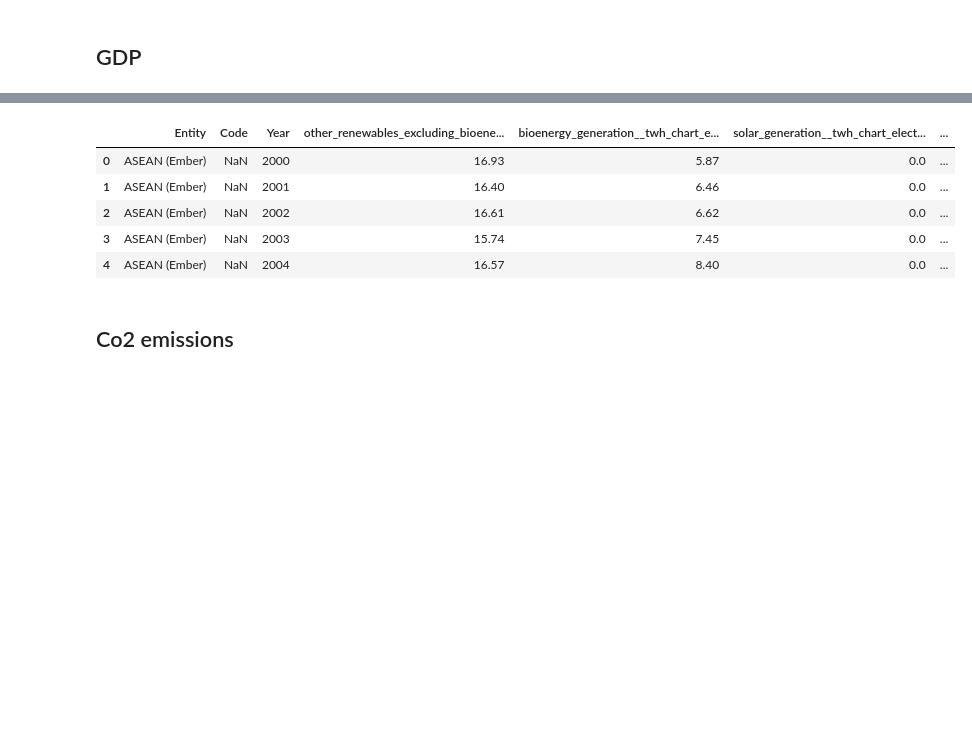
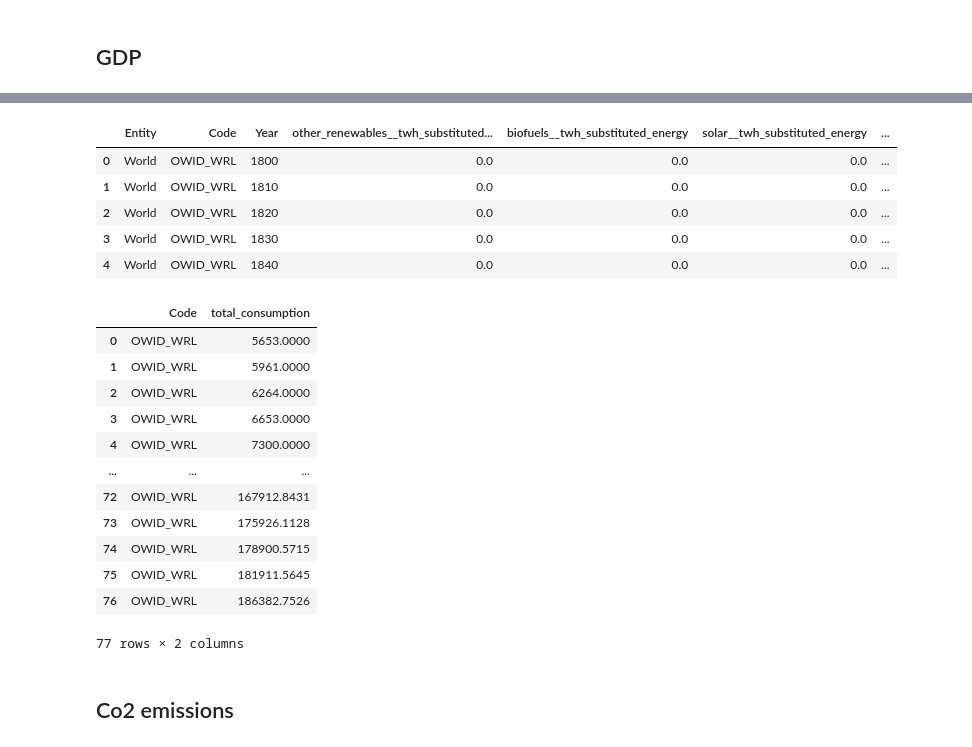
Before and after one commit to william-toscani/Data_Visualization_Project, a Jupyter notebook: Data_Viz_Project.ipynb, the cells around one changed output, grey strips where cells are left out. Saved outputs shown, nothing was run; the diff lists cells and outputs as text; code cells hidden in the pictures; blank space fills up the shorter version.

```diff
--- a/Data_Viz_Project.ipynb
+++ b/Data_Viz_Project.ipynb
@@ -85,17 +121,36 @@ display(gdp_df.head())
 # %%
-elec_prod_df = pd.read_csv("https://ourworldindata.org/grapher/electricity-prod-source-stacked.csv?v=1&csvType=full&useColumnShortNames=true", storage_options = {'User-Agent': 'Our World In Data data fetch/1.0'})
-elec_prod_metadata = requests.get("https://ourworldindata.org/grapher/electricity-prod-source-stacked.metadata.json?v=1&csvType=full&useColumnShortNames=true").json()
+energy_cons_raw = pd.read_csv("https://ourworldindata.org/grapher/global-energy-substitution.csv?v=1&csvType=full&useColumnShortNames=true", storage_options = {'User-Agent': 'Our World In Data data fetch/1.0'})
+#metadata = requests.get("https://ourworldindata.org/grapher/global-energy-substitution.metadata.json?v=1&csvType=full&useColumnShortNames=true").json()
+columns_to_sum = [col for col in energy_cons_raw.columns if col not in ['Year', 'Code', 'Entity']]
+energy_cons_raw['total_consumption'] = energy_cons_raw[columns_to_sum].sum(axis=1)
+display(energy_cons_raw.head())
 
-display(elec_prod_df.head())
-#display(elec_prod_metadata)
-#display(elec_prod_df.info())
+
+energy_cons_clean = sql("""
+SELECT Code, total_consumption FROM energy_cons_raw
+""")
+
+display(energy_cons_clean)
 # %% [output]
-|  | Entity | Code | Year | other_renewables_excluding_bioene... | bioenergy_generation__twh_chart_e... | solar_generation__twh_chart_elect... | ... |
-| 0 | ASEAN (Ember) | NaN | 2000 | 16.93 | 5.87 | 0.0 | ... |
-| 1 | ASEAN (Ember) | NaN | 2001 | 16.40 | 6.46 | 0.0 | ... |
-| 2 | ASEAN (Ember) | NaN | 2002 | 16.61 | 6.62 | 0.0 | ... |
-| 3 | ASEAN (Ember) | NaN | 2003 | 15.74 | 7.45 | 0.0 | ... |
-| 4 | ASEAN (Ember) | NaN | 2004 | 16.57 | 8.40 | 0.0 | ... |
+|  | Entity | Code | Year | other_renewables__twh_substituted... | biofuels__twh_substituted_energy | solar__twh_substituted_energy | ... |
+| 0 | World | OWID_WRL | 1800 | 0.0 | 0.0 | 0.0 | ... |
+| 1 | World | OWID_WRL | 1810 | 0.0 | 0.0 | 0.0 | ... |
+| 2 | World | OWID_WRL | 1820 | 0.0 | 0.0 | 0.0 | ... |
+| 3 | World | OWID_WRL | 1830 | 0.0 | 0.0 | 0.0 | ... |
+| 4 | World | OWID_WRL | 1840 | 0.0 | 0.0 | 0.0 | ... |
+|  | Code | total_consumption |
+| 0 | OWID_WRL | 5653.0000 |
+| 1 | OWID_WRL | 5961.0000 |
+| 2 | OWID_WRL | 6264.0000 |
+| 3 | OWID_WRL | 6653.0000 |
+| 4 | OWID_WRL | 7300.0000 |
+| ... | ... | ... |
+| 72 | OWID_WRL | 167912.8431 |
+| 73 | OWID_WRL | 175926.1128 |
+| 74 | OWID_WRL | 178900.5715 |
+| 75 | OWID_WRL | 181911.5645 |
+| 76 | OWID_WRL | 186382.7526 |
+77 rows × 2 columns
 # %% [markdown]
 ## Co2 emissions
 # %%
```
Also changed, not shown: parts of 8 cells of this notebook.
